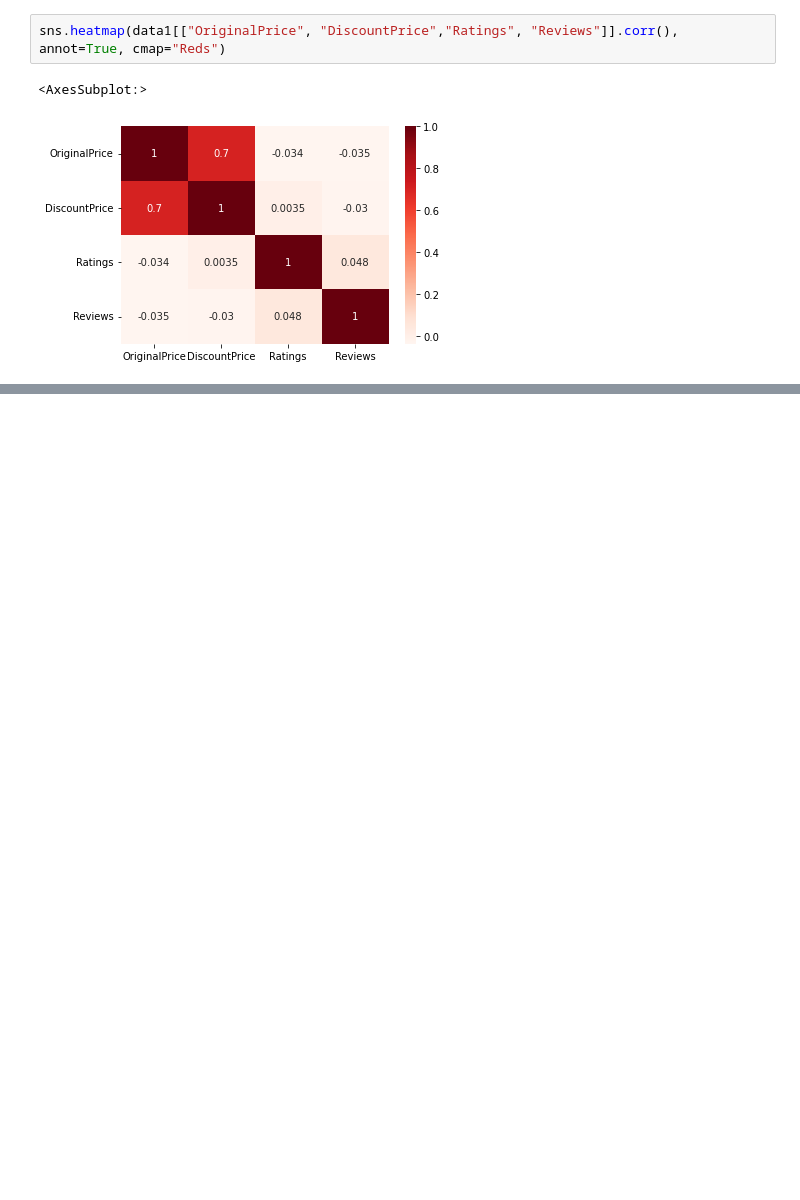
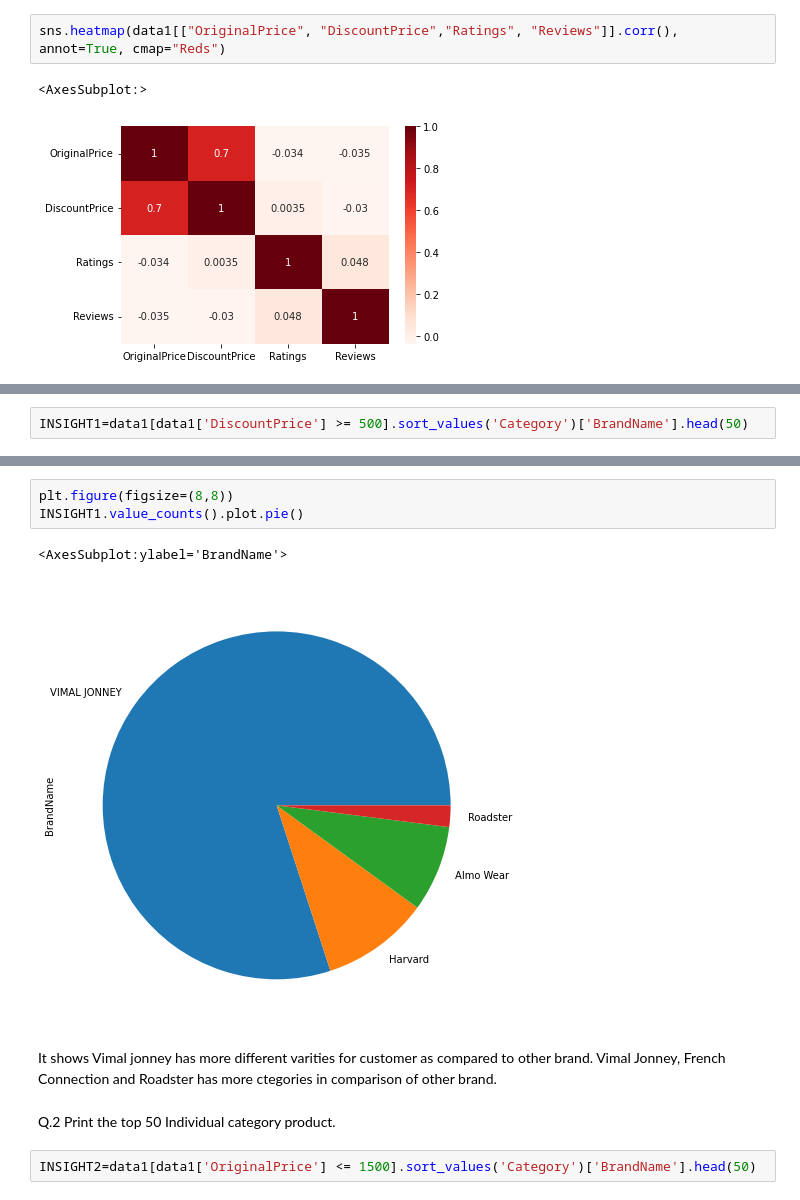
Before and after one commit to Jahanwi07/Myntra-Online-Shopping, a Jupyter notebook: EDA _PROJECT.ipynb, the cells around one changed output, grey strips where cells are left out. Cells and saved outputs as stored; diff of their text form; blank space fills up the shorter version.

```diff
--- a/EDA _PROJECT.ipynb
+++ b/EDA _PROJECT.ipynb
@@ -544,0 +589,2 @@ sns.heatmap(data1[["OriginalPrice", "DiscountPrice","Ratings"]].corr(), annot=Tr
+# %%
+INSIGHT1=data1[data1['DiscountPrice'] >= 500].sort_values('Category')['BrandName'].head(50)
@@ -544,0 +611,13 @@ sns.heatmap(data1[["OriginalPrice", "DiscountPrice","Ratings"]].corr(), annot=Tr
+# %%
+plt.figure(figsize=(8,8))
+INSIGHT1.value_counts().plot.pie()
+# %% [output]
+<AxesSubplot:ylabel='BrandName'>
+[figure, added]
+# %% [markdown]
+It shows Vimal jonney has more different varities for customer as compared to other brand.
+Vimal Jonney, French Connection and Roadster has more ctegories in comparison of other brand.
+# %% [markdown]
+Q.2 Print the top 50 Individual category product.
+# %%
+INSIGHT2=data1[data1['OriginalPrice'] <= 1500].sort_values('Category')['BrandName'].head(50)
```
Also changed, not shown: parts of 16 cells of this notebook.
